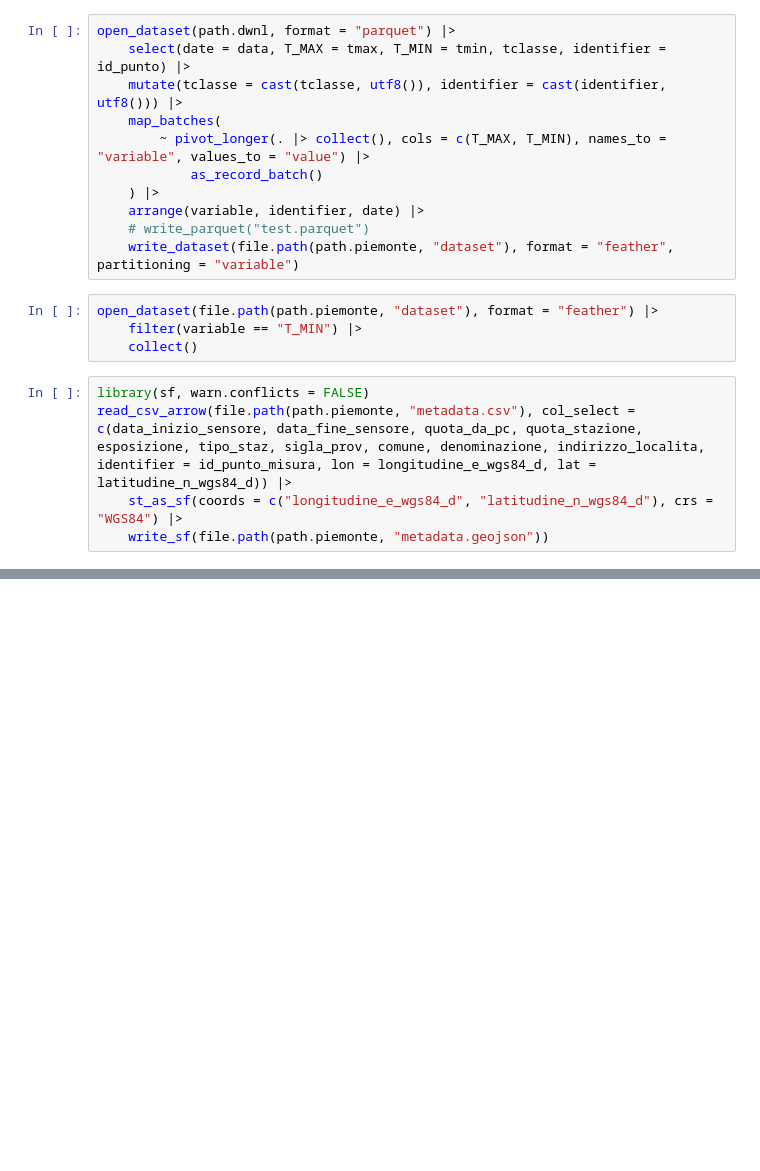
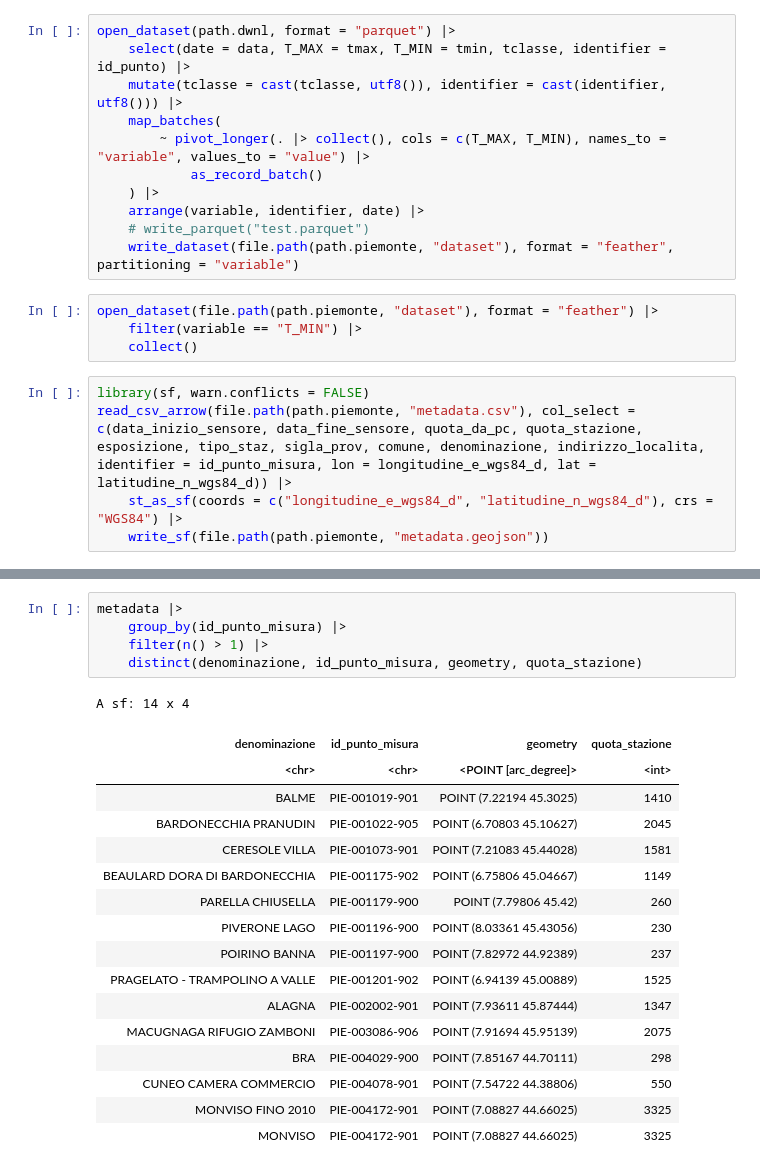
Before and after one commit to dnstudent/TesiMag, a Jupyter notebook: notebooks/integrazioni_regionali/piemonte/piemonte_db.ipynb, the cells around one changed output, grey strips where cells are left out. Drawn from its saved outputs; the diff is of its cells as text; blank space fills up the shorter version.

```diff
--- a/notebooks/integrazioni_regionali/piemonte/piemonte_db.ipynb
+++ b/notebooks/integrazioni_regionali/piemonte/piemonte_db.ipynb
@@ -34,0 +64,23 @@ read_csv_arrow(file.path(path.piemonte, "metadata.csv"), col_select = c(data_ini
+# %%
+metadata |>
+    group_by(id_punto_misura) |>
+    filter(n() > 1) |>
+    distinct(denominazione, id_punto_misura, geometry, quota_stazione)
+# %% [output]
+A sf: 14 x 4
+| denominazione | id_punto_misura | geometry | quota_stazione |
+| <chr> | <chr> | <POINT [arc_degree]> | <int> |
+| BALME | PIE-001019-901 | POINT (7.22194 45.3025) | 1410 |
+| BARDONECCHIA PRANUDIN | PIE-001022-905 | POINT (6.70803 45.10627) | 2045 |
+| CERESOLE VILLA | PIE-001073-901 | POINT (7.21083 45.44028) | 1581 |
+| BEAULARD DORA DI BARDONECCHIA | PIE-001175-902 | POINT (6.75806 45.04667) | 1149 |
+| PARELLA CHIUSELLA | PIE-001179-900 | POINT (7.79806 45.42) | 260 |
+| PIVERONE LAGO | PIE-001196-900 | POINT (8.03361 45.43056) | 230 |
+| POIRINO BANNA | PIE-001197-900 | POINT (7.82972 44.92389) | 237 |
+| PRAGELATO - TRAMPOLINO A VALLE | PIE-001201-902 | POINT (6.94139 45.00889) | 1525 |
+| ALAGNA | PIE-002002-901 | POINT (7.93611 45.87444) | 1347 |
+| MACUGNAGA RIFUGIO ZAMBONI | PIE-003086-906 | POINT (7.91694 45.95139) | 2075 |
+| BRA | PIE-004029-900 | POINT (7.85167 44.70111) | 298 |
+| CUNEO CAMERA COMMERCIO | PIE-004078-901 | POINT (7.54722 44.38806) | 550 |
+| MONVISO FINO 2010 | PIE-004172-901 | POINT (7.08827 44.66025) | 3325 |
+| MONVISO | PIE-004172-901 | POINT (7.08827 44.66025) | 3325 |
```
Also changed, not shown: parts of 5 cells of this notebook, 3 other files.
